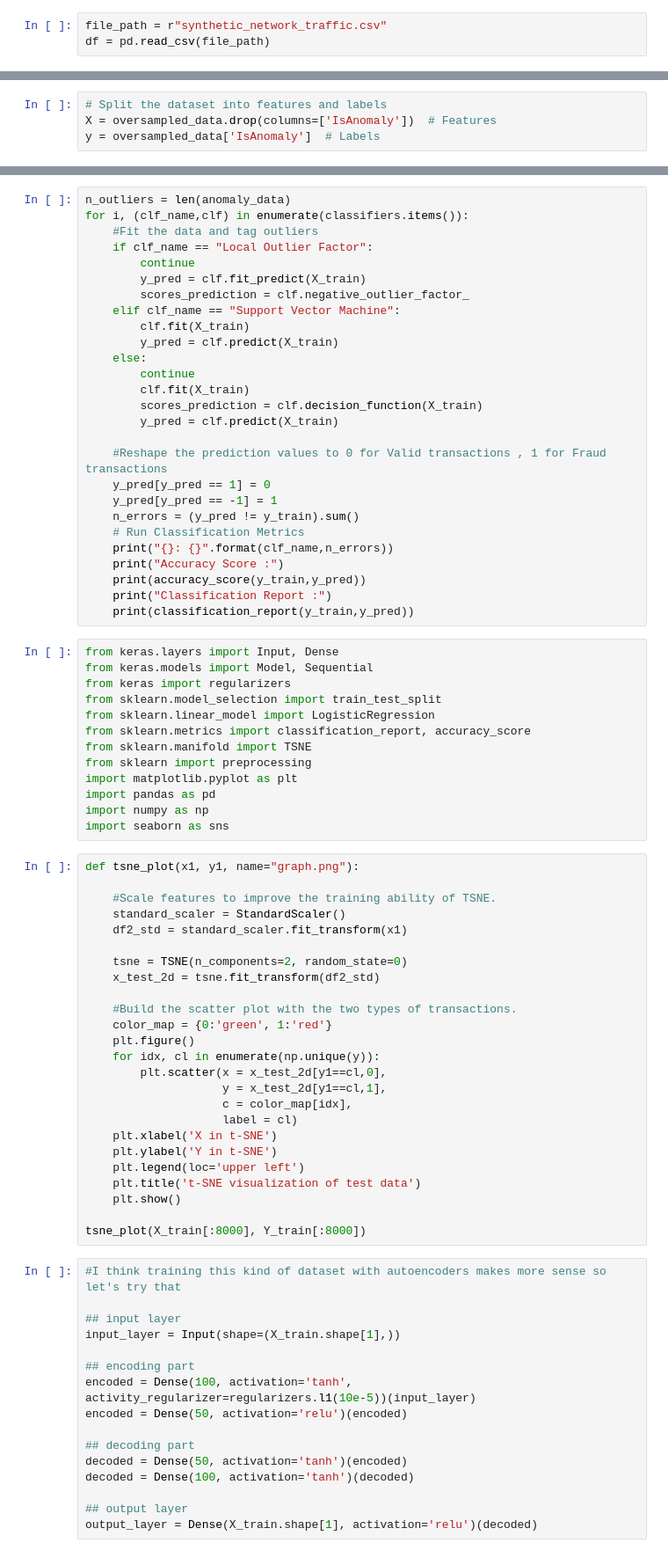
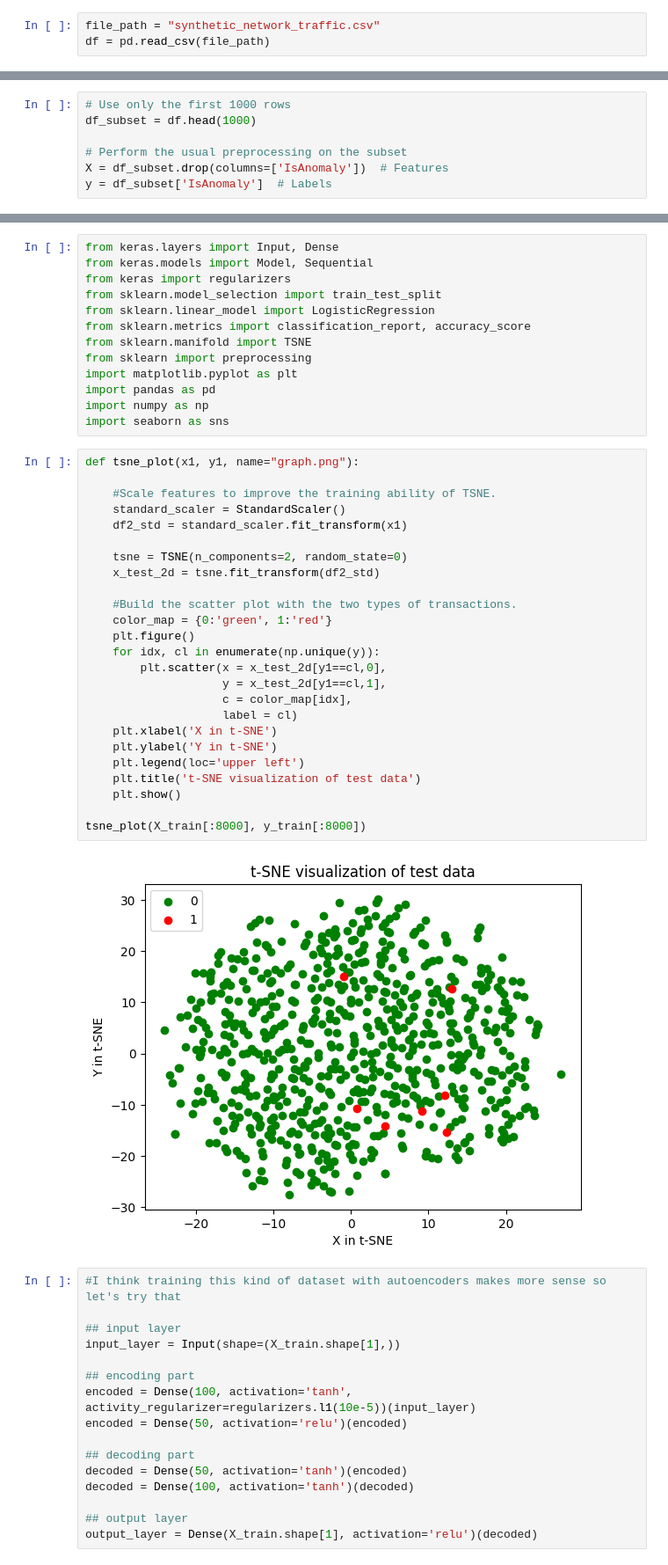
Before and after one commit to chevuganisrihari/ntad, a Jupyter notebook: project final.ipynb, the cells around one changed output, grey strips where cells are left out. Shown at 88% size. Cells and saved outputs as stored; diff of their text form.

Commit message:
Update to only train 1000 rows

```diff
--- a/project final.ipynb
+++ b/project final.ipynb
@@ -15,7 +15,7 @@ from sklearn.svm import OneClassSVM
 # %% [markdown]
 Read data into dataframe
 # %%
-file_path = r"synthetic_network_traffic.csv"
+file_path = "synthetic_network_traffic.csv"
 df = pd.read_csv(file_path)
 # %%
 df.head()
@@ -78,7 +190,10 @@ print(outlier_fraction)
 # %%
-# Split the dataset into features and labels
-X = oversampled_data.drop(columns=['IsAnomaly'])  # Features
-y = oversampled_data['IsAnomaly']  # Labels
+# Use only the first 1000 rows
+df_subset = df.head(1000)
+
+# Perform the usual preprocessing on the subset
+X = df_subset.drop(columns=['IsAnomaly'])  # Features
+y = df_subset['IsAnomaly']  # Labels
 # %%
 # Split the dataset into training, validation, and testing sets
 X_train, X_temp, y_train, y_temp = train_test_split(X, y, test_size=0.3, random_state=42)
@@ -133,30 +257,3 @@ for i, (clf_name,clf) in enumerate(classifiers.items()):
-# %%
-n_outliers = len(anomaly_data)
-for i, (clf_name,clf) in enumerate(classifiers.items()):
-    #Fit the data and tag outliers
-    if clf_name == "Local Outlier Factor":
-        continue
-        y_pred = clf.fit_predict(X_train)
-        scores_prediction = clf.negative_outlier_factor_
-    elif clf_name == "Support Vector Machine":
-        clf.fit(X_train)
-        y_pred = clf.predict(X_train)
-    else:
-        continue
-        clf.fit(X_train)
-        scores_prediction = clf.decision_function(X_train)
-        y_pred = clf.predict(X_train)
-
-    #Reshape the prediction values to 0 for Valid transactions , 1 for Fraud transactions
-    y_pred[y_pred == 1] = 0
-    y_pred[y_pred == -1] = 1
-    n_errors = (y_pred != y_train).sum()
-    # Run Classification Metrics
-    print("{}: {}".format(clf_name,n_errors))
-    print("Accuracy Score :")
-    print(accuracy_score(y_train,y_pred))
-    print("Classification Report :")
-    print(classification_report(y_train,y_pred))
 # %%
 from keras.layers import Input, Dense
 from keras.models import Model, Sequential
@@ -173,28 +270,30 @@ import seaborn as sns
 # %%
 def tsne_plot(x1, y1, name="graph.png"):
 
     #Scale features to improve the training ability of TSNE.
     standard_scaler = StandardScaler()
     df2_std = standard_scaler.fit_transform(x1)
 
     tsne = TSNE(n_components=2, random_state=0)
     x_test_2d = tsne.fit_transform(df2_std)
 
     #Build the scatter plot with the two types of transactions.
     color_map = {0:'green', 1:'red'}
     plt.figure()
     for idx, cl in enumerate(np.unique(y)):
         plt.scatter(x = x_test_2d[y1==cl,0],
                     y = x_test_2d[y1==cl,1],
                     c = color_map[idx],
                     label = cl)
     plt.xlabel('X in t-SNE')
     plt.ylabel('Y in t-SNE')
     plt.legend(loc='upper left')
     plt.title('t-SNE visualization of test data')
     plt.show()
 
-tsne_plot(X_train[:8000], Y_train[:8000])
+tsne_plot(X_train[:8000], y_train[:8000])
+# %% [output]
+[figure, added]
 # %%
 #I think training this kind of dataset with autoencoders makes more sense so let's try that
 
```
Also changed, not shown: parts of 24 cells of this notebook.
